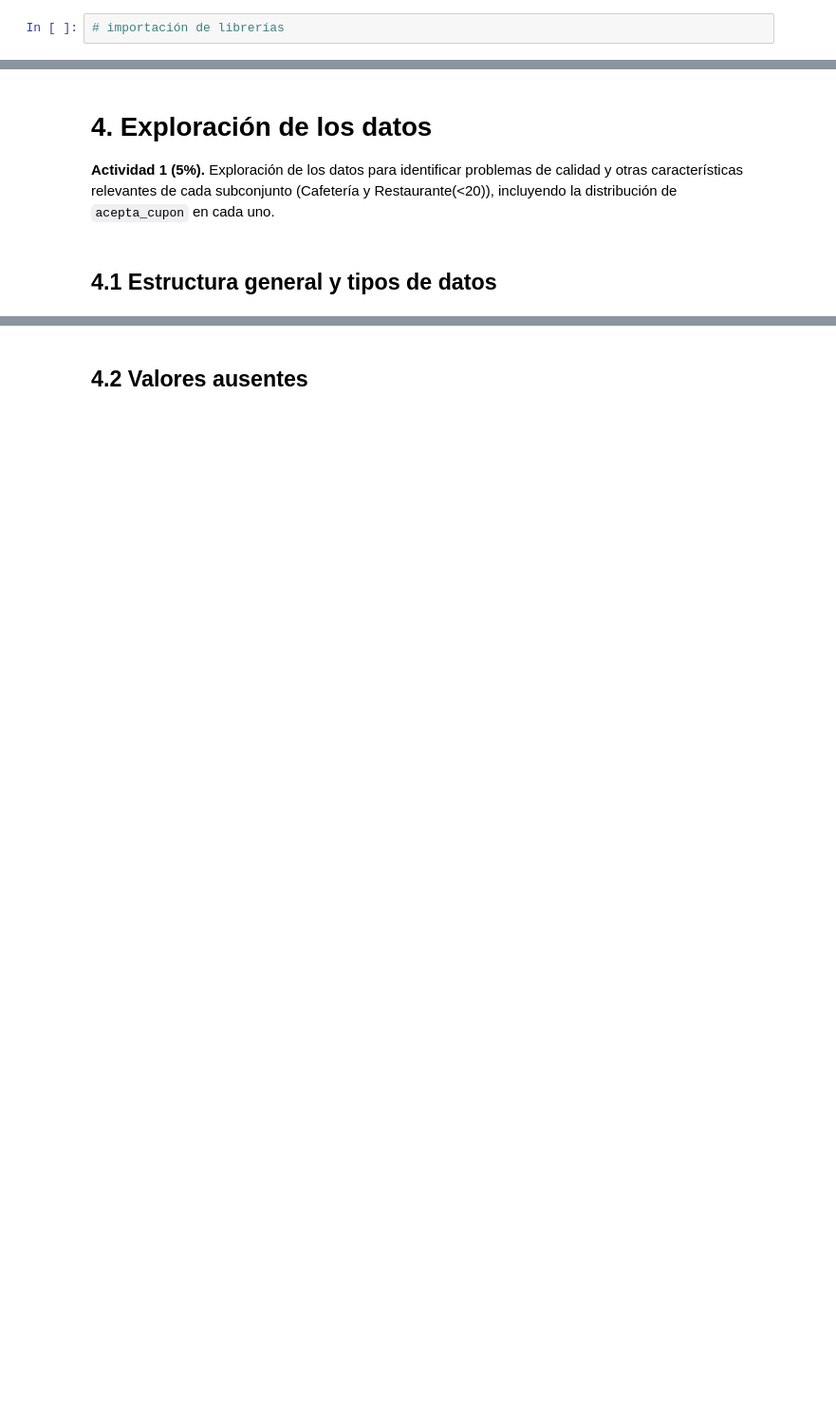
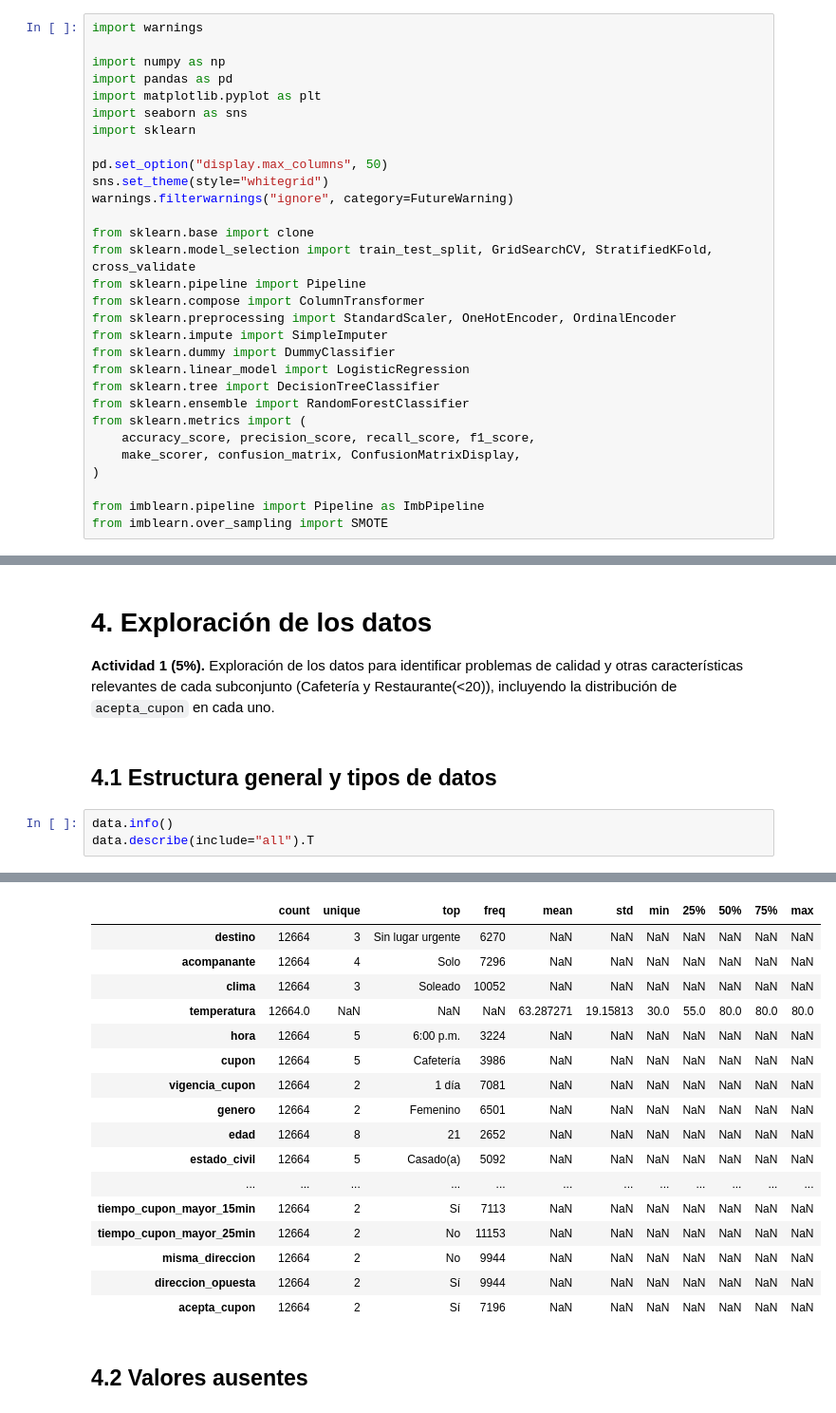
Before and after one commit to Dlucuara/lab_3, a Jupyter notebook: Lab 3/Laboratorio_3_Clasificacion.ipynb, the cells around one changed output, grey strips where cells are left out. Shown at 95% size. Cells and saved outputs as stored; diff of their text form; blank space fills up the shorter version.

```diff
--- a/Lab 3/Laboratorio_3_Clasificacion.ipynb
+++ b/Lab 3/Laboratorio_3_Clasificacion.ipynb
@@ -35,3 +39,31 @@
 # %%
-# importación de librerías
+import warnings
+
+import numpy as np
+import pandas as pd
+import matplotlib.pyplot as plt
+import seaborn as sns
+import sklearn
+
+pd.set_option("display.max_columns", 50)
+sns.set_theme(style="whitegrid")
+warnings.filterwarnings("ignore", category=FutureWarning)
+
+from sklearn.base import clone
+from sklearn.model_selection import train_test_split, GridSearchCV, StratifiedKFold, cross_validate
+from sklearn.pipeline import Pipeline
+from sklearn.compose import ColumnTransformer
+from sklearn.preprocessing import StandardScaler, OneHotEncoder, OrdinalEncoder
+from sklearn.impute import SimpleImputer
+from sklearn.dummy import DummyClassifier
+from sklearn.linear_model import LogisticRegression
+from sklearn.tree import DecisionTreeClassifier
+from sklearn.ensemble import RandomForestClassifier
+from sklearn.metrics import (
+    accuracy_score, precision_score, recall_score, f1_score,
+    make_scorer, confusion_matrix, ConfusionMatrixDisplay,
+)
+
+from imblearn.pipeline import Pipeline as ImbPipeline
+from imblearn.over_sampling import SMOTE
 # %%
@@ -52,3 +138,7 @@
 **Actividad 1 (5%).** Exploración de los datos para identificar problemas de calidad y otras características relevantes de cada subconjunto (Cafetería y Restaurante(<20)), incluyendo la distribución de `acepta_cupon` en cada uno.
 # %% [markdown]
 ## 4.1 Estructura general y tipos de datos
+# %%
+data.info()
+data.describe(include="all").T
+# %% [output]
@@ -55,2 +162,19 @@
+|  | count | unique | top | freq | mean | std | min | 25% | 50% | 75% | max |
+| destino | 12664 | 3 | Sin lugar urgente | 6270 | NaN | NaN | NaN | NaN | NaN | NaN | NaN |
+| acompanante | 12664 | 4 | Solo | 7296 | NaN | NaN | NaN | NaN | NaN | NaN | NaN |
+| clima | 12664 | 3 | Soleado | 10052 | NaN | NaN | NaN | NaN | NaN | NaN | NaN |
+| temperatura | 12664.0 | NaN | NaN | NaN | 63.287271 | 19.15813 | 30.0 | 55.0 | 80.0 | 80.0 | 80.0 |
+| hora | 12664 | 5 | 6:00 p.m. | 3224 | NaN | NaN | NaN | NaN | NaN | NaN | NaN |
+| cupon | 12664 | 5 | Cafetería | 3986 | NaN | NaN | NaN | NaN | NaN | NaN | NaN |
+| vigencia_cupon | 12664 | 2 | 1 día | 7081 | NaN | NaN | NaN | NaN | NaN | NaN | NaN |
+| genero | 12664 | 2 | Femenino | 6501 | NaN | NaN | NaN | NaN | NaN | NaN | NaN |
+| edad | 12664 | 8 | 21 | 2652 | NaN | NaN | NaN | NaN | NaN | NaN | NaN |
+| estado_civil | 12664 | 5 | Casado(a) | 5092 | NaN | NaN | NaN | NaN | NaN | NaN | NaN |
+| ... | ... | ... | ... | ... | ... | ... | ... | ... | ... | ... | ... |
+| tiempo_cupon_mayor_15min | 12664 | 2 | Sí | 7113 | NaN | NaN | NaN | NaN | NaN | NaN | NaN |
+| tiempo_cupon_mayor_25min | 12664 | 2 | No | 11153 | NaN | NaN | NaN | NaN | NaN | NaN | NaN |
+| misma_direccion | 12664 | 2 | No | 9944 | NaN | NaN | NaN | NaN | NaN | NaN | NaN |
+| direccion_opuesta | 12664 | 2 | Sí | 9944 | NaN | NaN | NaN | NaN | NaN | NaN | NaN |
+| acepta_cupon | 12664 | 2 | Sí | 7196 | NaN | NaN | NaN | NaN | NaN | NaN | NaN |
 # %% [markdown]
 ## 4.2 Valores ausentes
```
Also changed, not shown: parts of 30 cells of this notebook.
